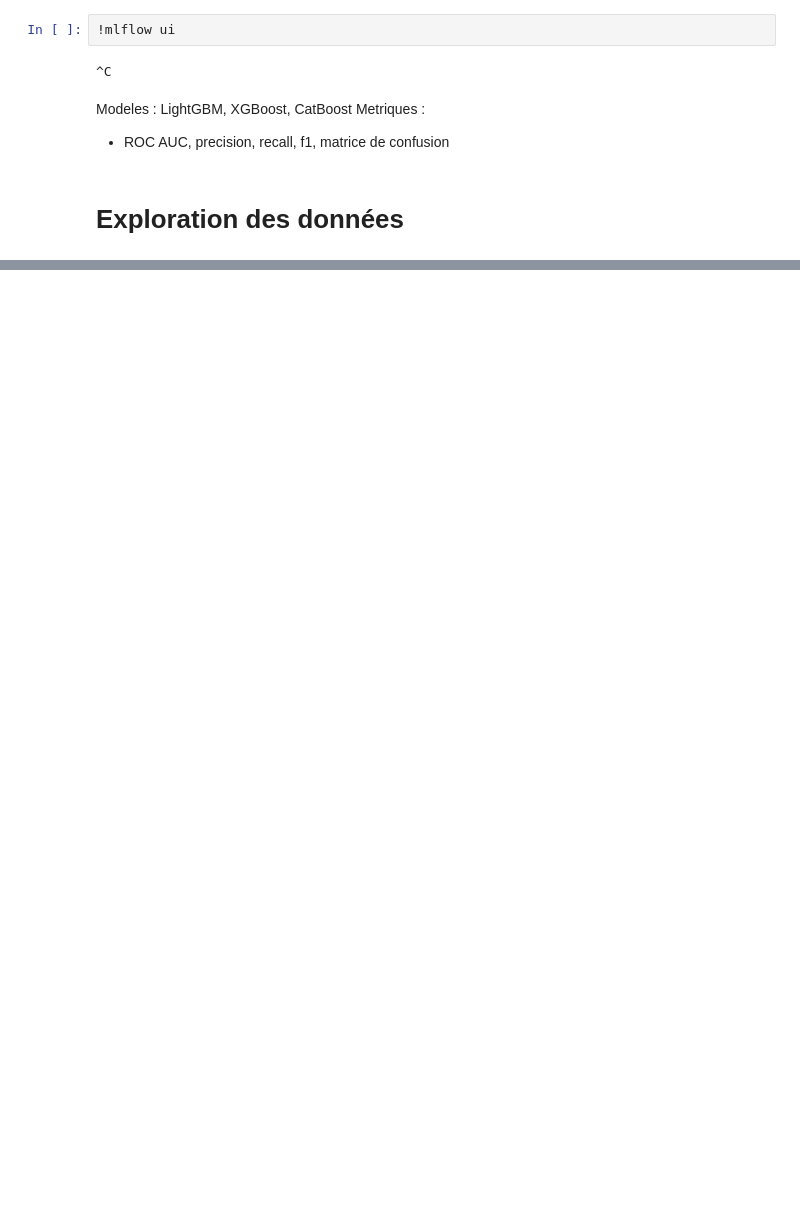
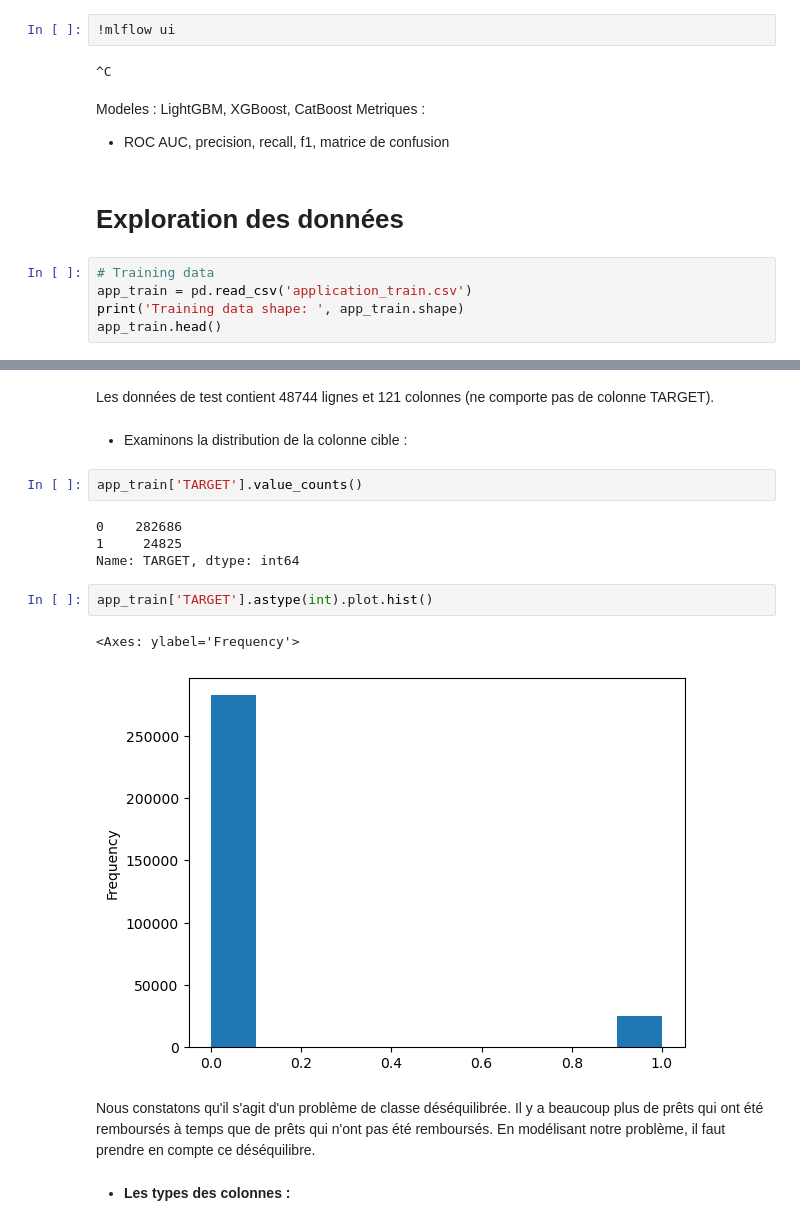
Before and after one commit to Medjatt/Credit_default_risk, a Jupyter notebook: scoring_model.ipynb, the cells around one changed output, grey strips where cells are left out. Drawn from its saved outputs; the diff is of its cells as text; blank space fills up the shorter version.

```diff
--- a/scoring_model.ipynb
+++ b/scoring_model.ipynb
@@ -78,3 +83,8 @@ Metriques :
 - ROC AUC, precision, recall, f1, matrice de confusion
 # %% [markdown]
 # Exploration des données
+# %%
+# Training data
+app_train = pd.read_csv('application_train.csv')
+print('Training data shape: ', app_train.shape)
+app_train.head()
@@ -80,0 +116,19 @@ Metriques :
+# %% [markdown]
+Les données de test contient 48744 lignes et 121 colonnes (ne comporte pas de colonne TARGET).
+# %% [markdown]
+* Examinons la distribution de la colonne cible :
+# %%
+app_train['TARGET'].value_counts()
+# %% [output]
+0    282686
+1     24825
+Name: TARGET, dtype: int64
+# %%
+app_train['TARGET'].astype(int).plot.hist()
+# %% [output]
+<Axes: ylabel='Frequency'>
+[figure, added]
+# %% [markdown]
+Nous constatons qu'il s'agit d'un problème de classe déséquilibrée. Il y a beaucoup plus de prêts qui ont été remboursés à temps que de prêts qui n'ont pas été remboursés. En modélisant notre problème, il faut prendre en compte ce déséquilibre.
+# %% [markdown]
+* **Les types des colonnes :**
```
Also changed, not shown: parts of 87 cells of this notebook.
